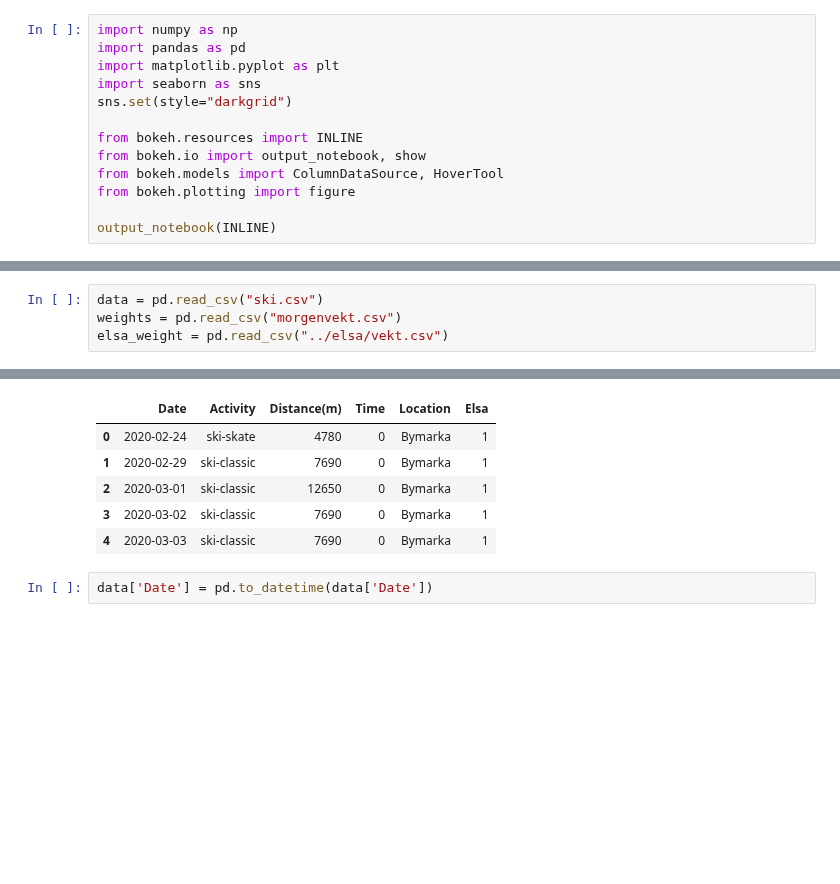
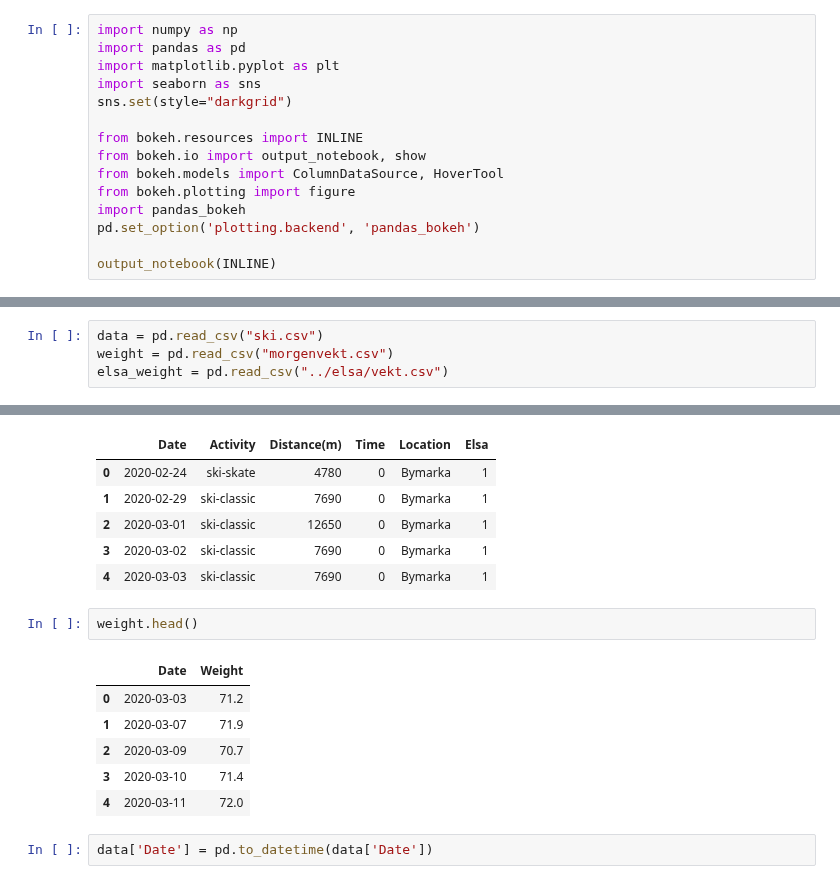
Before and after one commit to Olarm/Treningsdagbok, a Jupyter notebook: oversikt.ipynb, the cells around one changed output, grey strips where cells are left out. Saved outputs shown, nothing was run; the diff lists cells and outputs as text; blank space fills up the shorter version.

```diff
--- a/oversikt.ipynb
+++ b/oversikt.ipynb
@@ -9,6 +9,8 @@ from bokeh.resources import INLINE
 from bokeh.io import output_notebook, show
 from bokeh.models import ColumnDataSource, HoverTool
 from bokeh.plotting import figure
+import pandas_bokeh
+pd.set_option('plotting.backend', 'pandas_bokeh')
 
 output_notebook(INLINE)
 # %% [output]
@@ -16,7 +18,7 @@ Loading BokehJS ...
 [interactive output not drawn]
 # %%
 data = pd.read_csv("ski.csv")
-weights = pd.read_csv("morgenvekt.csv")
+weight = pd.read_csv("morgenvekt.csv")
 elsa_weight = pd.read_csv("../elsa/vekt.csv")
 # %%
 data.head()
@@ -27,6 +29,15 @@ data.head()
 | 2 | 2020-03-01 | ski-classic | 12650 | 0 | Bymarka | 1 |
 | 3 | 2020-03-02 | ski-classic | 7690 | 0 | Bymarka | 1 |
 | 4 | 2020-03-03 | ski-classic | 7690 | 0 | Bymarka | 1 |
+# %%
+weight.head()
+# %% [output]
+|  | Date | Weight |
+| 0 | 2020-03-03 | 71.2 |
+| 1 | 2020-03-07 | 71.9 |
+| 2 | 2020-03-09 | 70.7 |
+| 3 | 2020-03-10 | 71.4 |
+| 4 | 2020-03-11 | 72.0 |
 # %%
 data['Date'] = pd.to_datetime(data['Date'])
 # %%
```
Also changed, not shown: parts of 8 cells of this notebook.
